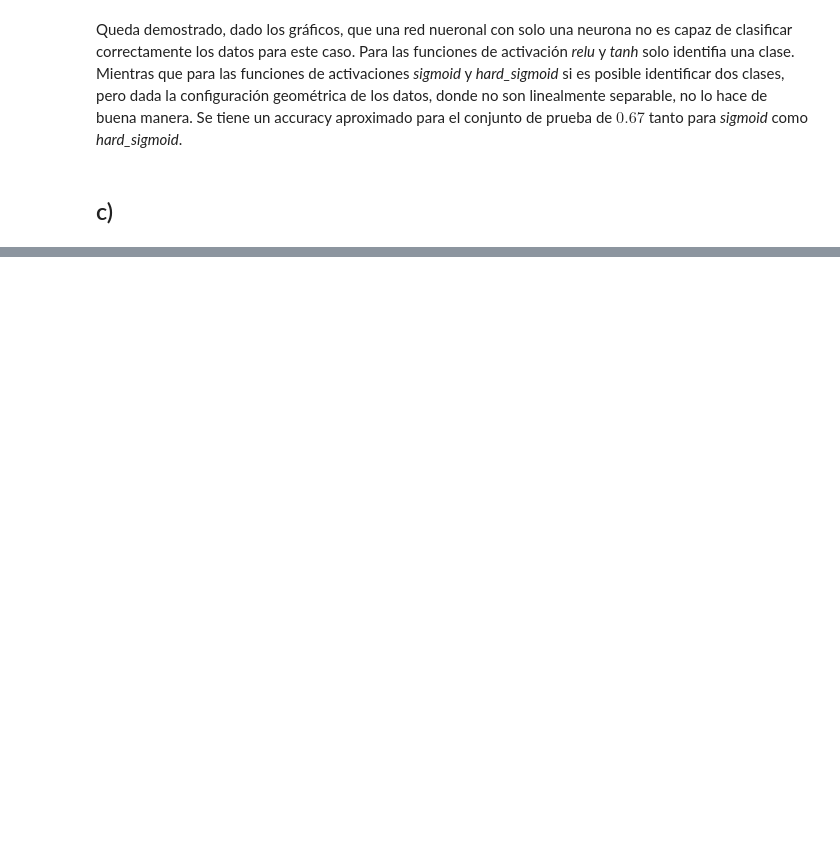
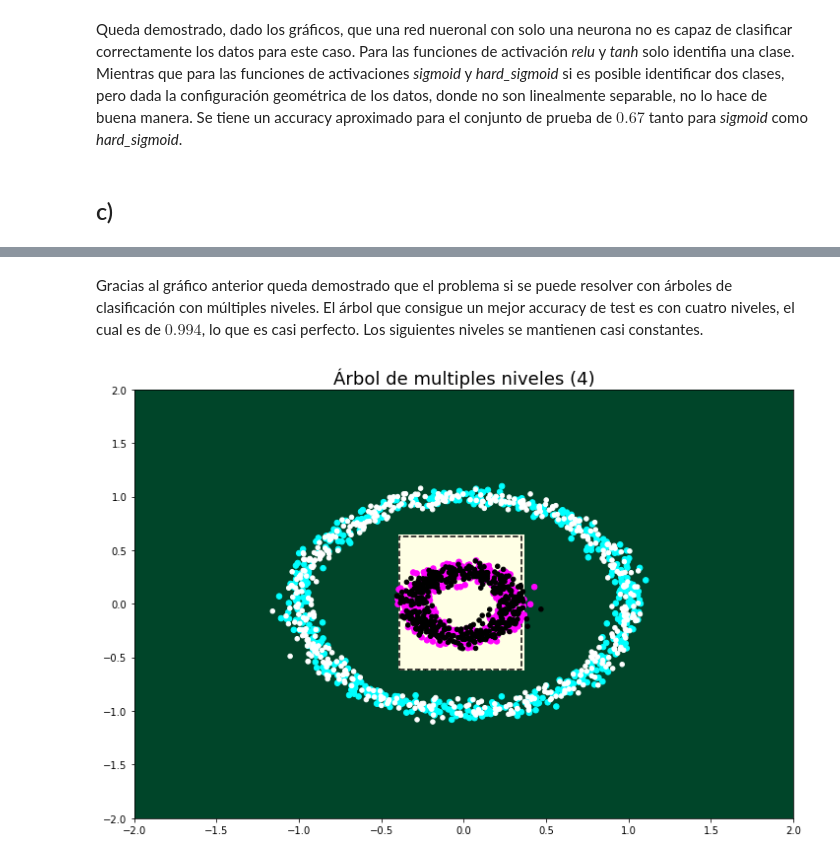
Before and after one commit to matiasarayac/tarea3-ML, a Jupyter notebook: Pregunta_1.ipynb, the cells around one changed output, grey strips where cells are left out. Drawn from its saved outputs; the diff is of its cells as text; code cells hidden in the pictures; blank space fills up the shorter version.

```diff
--- a/Pregunta_1.ipynb
+++ b/Pregunta_1.ipynb
@@ -250,0 +317,6 @@ Accuracy de Test: 1.000000
+# %% [markdown]
+Gracias al gráfico anterior queda demostrado que el problema si se puede resolver con árboles de clasificación con múltiples niveles. El árbol que consigue un mejor accuracy de test es con cuatro niveles, el cual es de $0.994$, lo que es casi perfecto. Los siguientes niveles se mantienen casi constantes.
+# %%
+plot_classifier(model_tree,X_train,Y_train,X_test,Y_test,'tree', u'Árbol de multiples niveles (4)')
+# %% [output]
+[figure, added]
```
Also changed, not shown: parts of 16 cells of this notebook.
